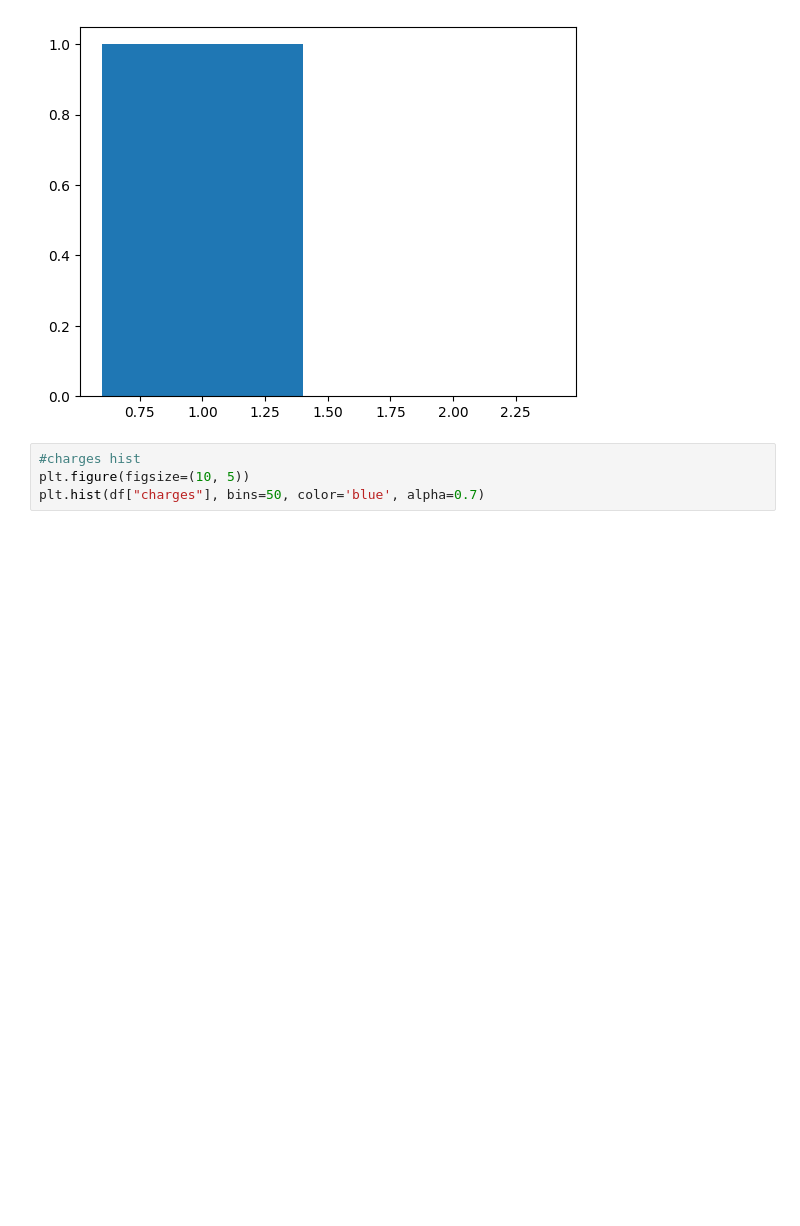
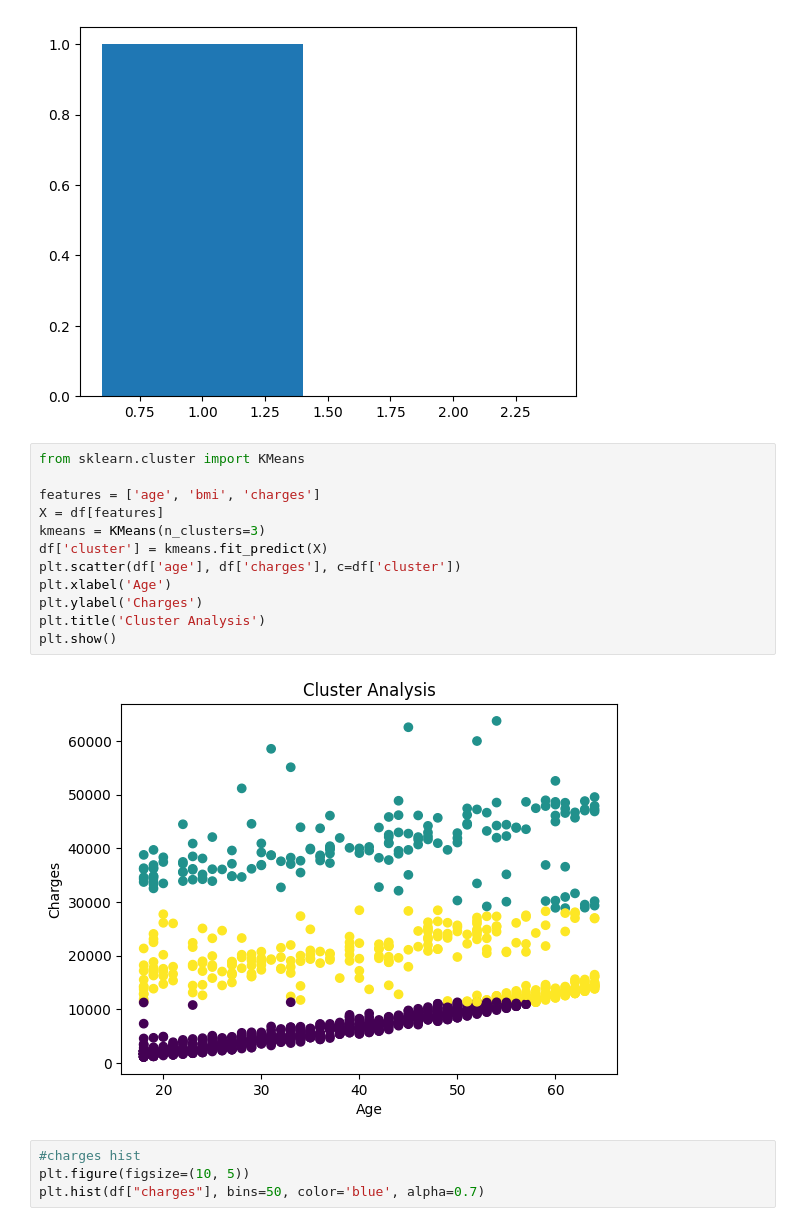
Before and after one commit to sacha-sz/SY09-Projet, a Jupyter notebook: EDA_init.ipynb, the cells around one changed output. Cells and saved outputs as stored; diff of their text form; blank space fills up the shorter version.

Commit message:
KMeans

```diff
--- a/EDA_init.ipynb
+++ b/EDA_init.ipynb
@@ -270,6 +270,20 @@ plt.bar(range(1,1+len(pca.explained_variance_ratio_)), pca.explained_variance_ra
 # %% [output]
 <BarContainer object of 2 artists>
 [figure]
+# %%
+from sklearn.cluster import KMeans
+
+features = ['age', 'bmi', 'charges']
+X = df[features]
+kmeans = KMeans(n_clusters=3)
+df['cluster'] = kmeans.fit_predict(X)
+plt.scatter(df['age'], df['charges'], c=df['cluster'])
+plt.xlabel('Age')
+plt.ylabel('Charges')
+plt.title('Cluster Analysis')
+plt.show()
+# %% [output]
+[figure, added]
 # %%
 #charges hist
 plt.figure(figsize=(10, 5))
```
